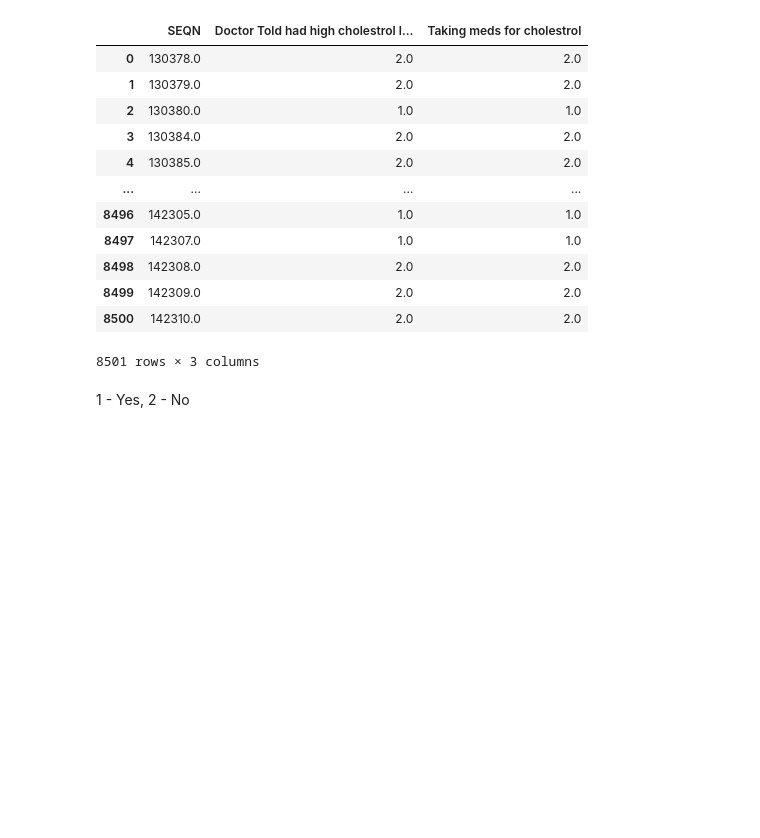
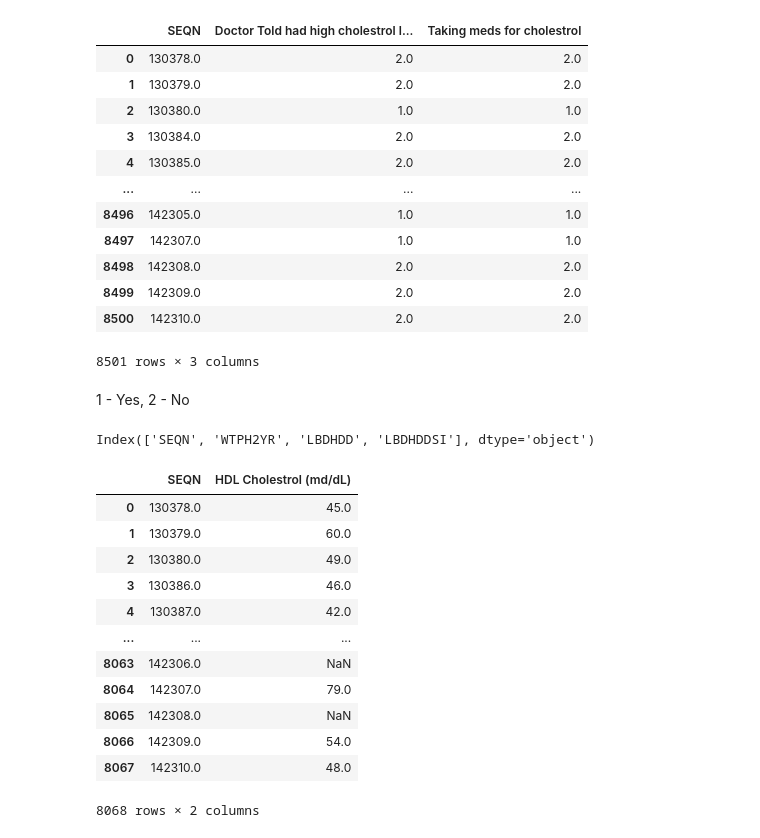
Before and after one commit to jerbeario/CasualPresentation, a Jupyter notebook: NHANES/NHANES_EDA.ipynb, the cells around one changed output. Cells and saved outputs as stored; diff of their text form; code cells hidden in the pictures; blank space fills up the shorter version.

Commit message:
Added another Cholestrol indicator

```diff
--- a/NHANES/NHANES_EDA.ipynb
+++ b/NHANES/NHANES_EDA.ipynb
@@ -375,5 +375,33 @@ data_BPCL
 8501 rows × 3 columns
 # %% [markdown]
 1 - Yes, 2 - No
+# %%
+data_HDL = pd.read_sas('HDL_L.xpt', format='xport')
+# %%
+data_HDL.columns
+# %% [output]
+Index(['SEQN', 'WTPH2YR', 'LBDHDD', 'LBDHDDSI'], dtype='object')
+# %%
+data_HDL = data_HDL.drop(['WTPH2YR', 'LBDHDDSI' ], axis=1)
+
+data_HDL = data_HDL.rename(columns={
+    'LBDHDD': 'HDL Cholestrol (md/dL)'
+})
+# %%
+data_HDL
+# %% [output]
+|  | SEQN | HDL Cholestrol (md/dL) |
+| 0 | 130378.0 | 45.0 |
+| 1 | 130379.0 | 60.0 |
+| 2 | 130380.0 | 49.0 |
+| 3 | 130386.0 | 46.0 |
+| 4 | 130387.0 | 42.0 |
+| ... | ... | ... |
+| 8063 | 142306.0 | NaN |
+| 8064 | 142307.0 | 79.0 |
+| 8065 | 142308.0 | NaN |
+| 8066 | 142309.0 | 54.0 |
+| 8067 | 142310.0 | 48.0 |
+8068 rows × 2 columns
 # %%
 from functools import reduce
```
Also changed, not shown: parts of 2 cells of this notebook.
